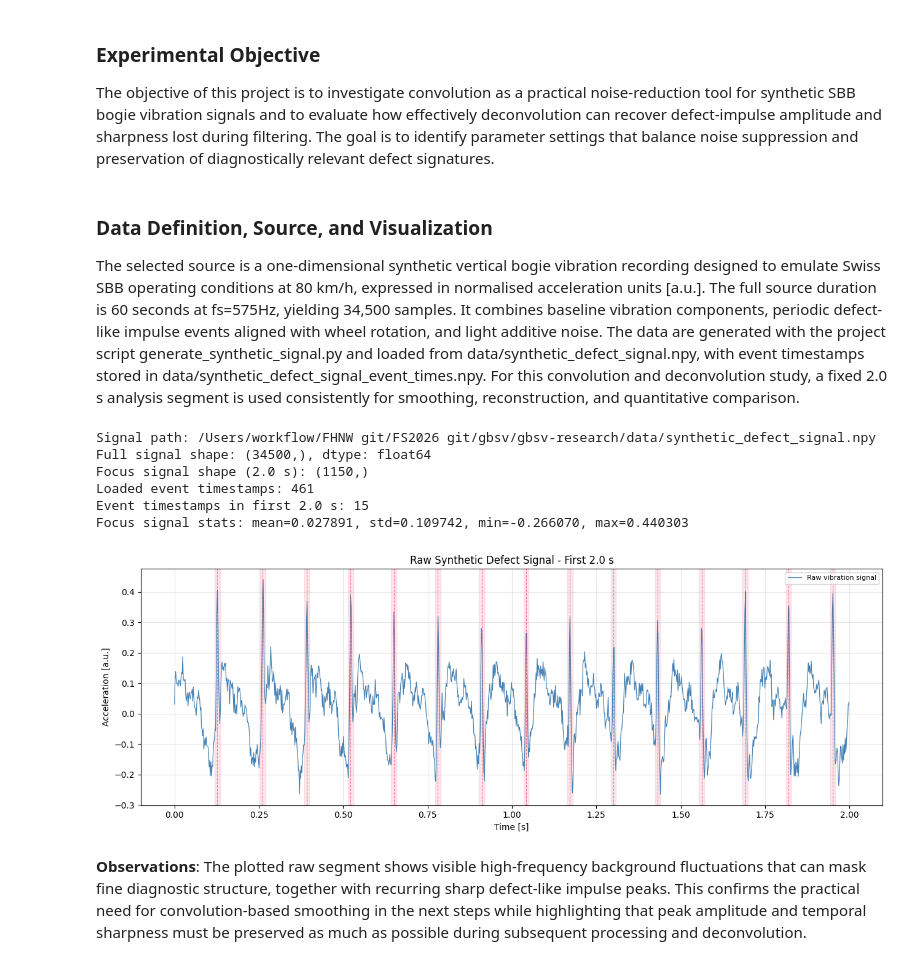
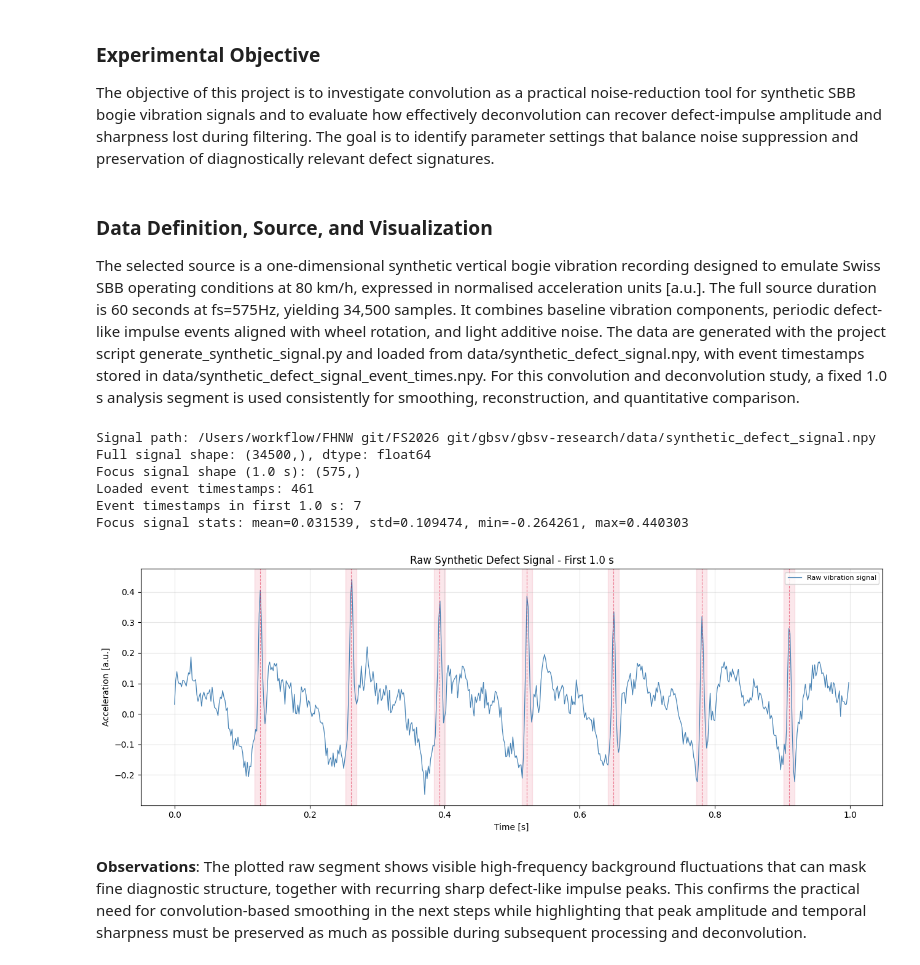
Before and after one commit to mikeandrusyak/gbsv-research, a Jupyter notebook: mc1/convolution.ipynb, the cells around one changed output. Saved outputs shown, nothing was run; the diff lists cells and outputs as text; code cells hidden in the pictures.

```diff
--- a/mc1/convolution.ipynb
+++ b/mc1/convolution.ipynb
@@ -21,7 +21,7 @@ The objective of this project is to investigate convolution as a practical noise
 # %% [markdown]
 ### Data Definition, Source, and Visualization
 
-The selected source is a one-dimensional synthetic vertical bogie vibration recording designed to emulate Swiss SBB operating conditions at 80 km/h, expressed in normalised acceleration units [a.u.]. The full source duration is 60 seconds at fs=575Hz, yielding 34,500 samples. It combines baseline vibration components, periodic defect-like impulse events aligned with wheel rotation, and light additive noise. The data are generated with the project script generate_synthetic_signal.py and loaded from data/synthetic_defect_signal.npy, with event timestamps stored in data/synthetic_defect_signal_event_times.npy. For this convolution and deconvolution study, a fixed 2.0 s analysis segment is used consistently for smoothing, reconstruction, and quantitative comparison.
+The selected source is a one-dimensional synthetic vertical bogie vibration recording designed to emulate Swiss SBB operating conditions at 80 km/h, expressed in normalised acceleration units [a.u.]. The full source duration is 60 seconds at fs=575Hz, yielding 34,500 samples. It combines baseline vibration components, periodic defect-like impulse events aligned with wheel rotation, and light additive noise. The data are generated with the project script generate_synthetic_signal.py and loaded from data/synthetic_defect_signal.npy, with event timestamps stored in data/synthetic_defect_signal_event_times.npy. For this convolution and deconvolution study, a fixed 1.0 s analysis segment is used consistently for smoothing, reconstruction, and quantitative comparison.
 # %%
 from pathlib import Path
 
@@ -31,7 +31,7 @@ import pandas as pd
 
 FS_HZ = 575
 DURATION_SECONDS = 60
-FOCUS_WINDOW_SECONDS = 2.0
+FOCUS_WINDOW_SECONDS = 1.0
 EVENT_MARKER_HALF_WIDTH_S = 0.008
 
 project_root = Path.cwd().resolve().parent
@@ -56,37 +56,37 @@ print(f"Loaded event timestamps: {event_times.size}")
 print(f"Event timestamps in first {FOCUS_WINDOW_SECONDS:.1f} s: {event_times_focus.size}")
 print(
     f"Focus signal stats: mean={x_focus.mean():.6f}, std={x_focus.std():.6f}, "
     f"min={x_focus.min():.6f}, max={x_focus.max():.6f}"
 )
 
 _, ax = plt.subplots(1, 1, figsize=(13, 4.8))
 ax.plot(time_s, x_focus, linewidth=0.9, color="steelblue", label="Raw vibration signal")
 
 for t_evt in event_times_focus:
     ax.axvspan(
         max(0.0, t_evt - EVENT_MARKER_HALF_WIDTH_S),
         min(FOCUS_WINDOW_SECONDS, t_evt + EVENT_MARKER_HALF_WIDTH_S),
         color="crimson",
         alpha=0.10,
     )
     ax.axvline(t_evt, color="crimson", linestyle="--", linewidth=0.8, alpha=0.55)
 
 ax.set_title(f"Raw Synthetic Defect Signal - First {FOCUS_WINDOW_SECONDS:.1f} s")
 ax.set_xlabel("Time [s]")
 ax.set_ylabel("Acceleration [a.u.]")
 ax.grid(alpha=0.3)
 ax.legend(loc="upper right", fontsize=8)
 
 plt.tight_layout()
 plt.show()
 # %% [output]
 Signal path: /Users/workflow/FHNW git/FS2026 git/gbsv/gbsv-research/data/synthetic_defect_signal.npy
 Full signal shape: (34500,), dtype: float64
-Focus signal shape (2.0 s): (1150,)
+Focus signal shape (1.0 s): (575,)
 Loaded event timestamps: 461
-Event timestamps in first 2.0 s: 15
-Focus signal stats: mean=0.027891, std=0.109742, min=-0.266070, max=0.440303
+Event timestamps in first 1.0 s: 7
+Focus signal stats: mean=0.031539, std=0.109474, min=-0.264261, max=0.440303
-[figure, old version]
+[figure, new version]
 # %% [markdown]
 **Observations**:
 The plotted raw segment shows visible high-frequency background fluctuations that can mask fine diagnostic structure, together with recurring sharp defect-like impulse peaks. This confirms the practical need for convolution-based smoothing in the next steps while highlighting that peak amplitude and temporal sharpness must be preserved as much as possible during subsequent processing and deconvolution.
```
Also changed, not shown: parts of 9 cells of this notebook.
